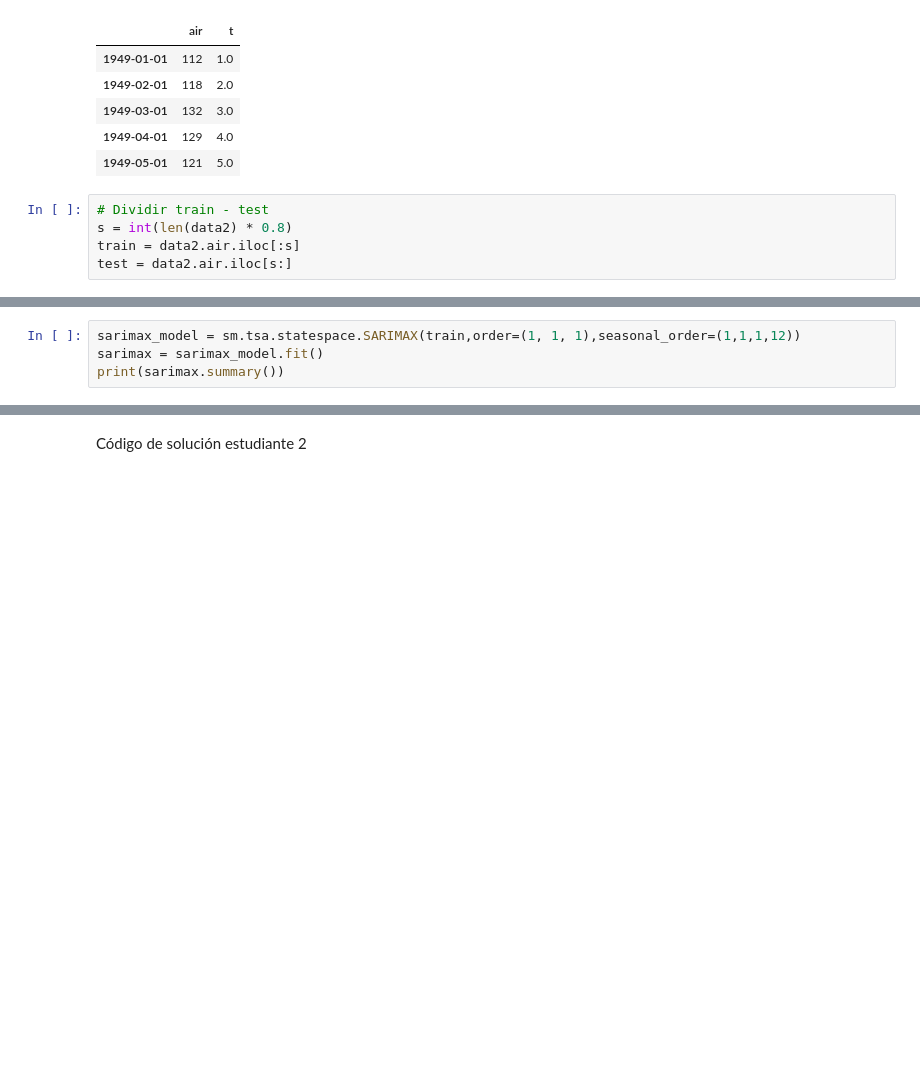
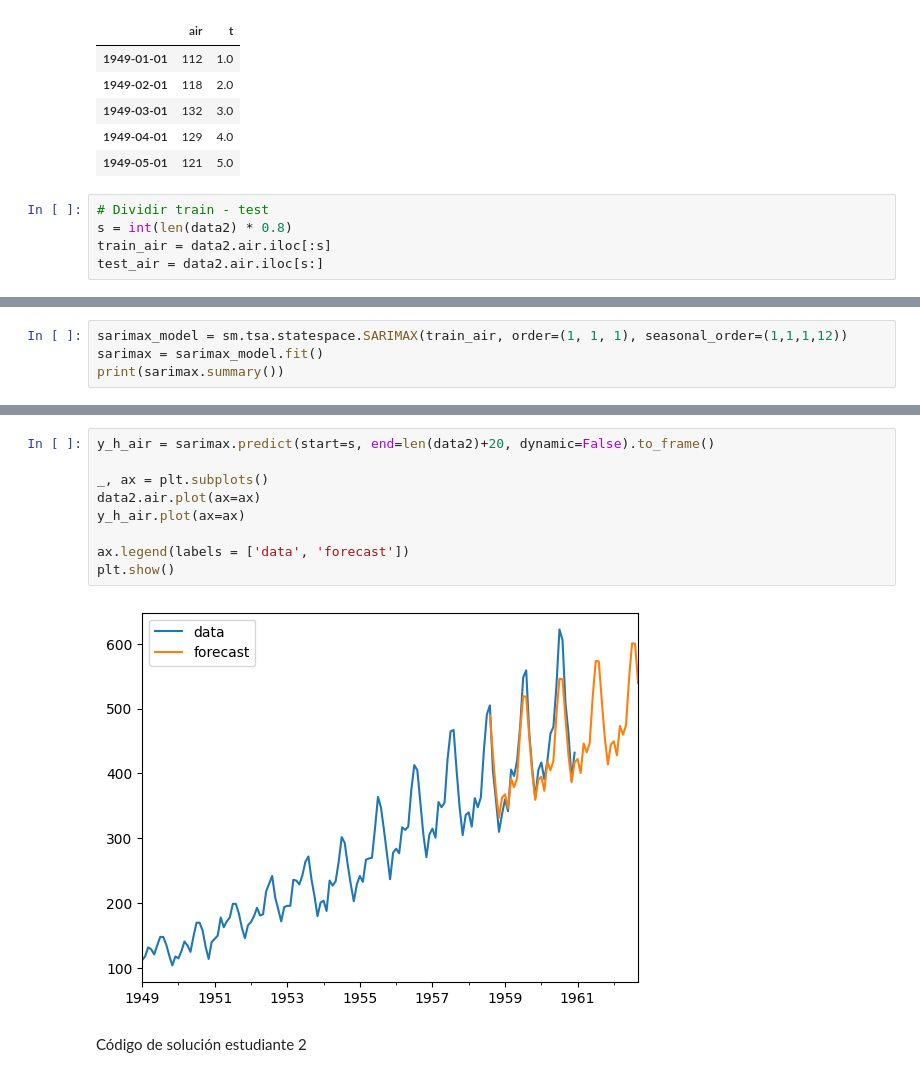
Before and after one commit to xagallegos/ProyectoConjunto_XGallegos_AYGonzales, a Jupyter notebook: Tarea2.ipynb, the cells around one changed output, grey strips where cells are left out. Drawn from its saved outputs; the diff is of its cells as text; blank space fills up the shorter version.

```diff
--- a/Tarea2.ipynb
+++ b/Tarea2.ipynb
@@ -373,7 +373,7 @@ data2.head()
 # %%
 # Dividir train - test
 s = int(len(data2) * 0.8)
-train = data2.air.iloc[:s]
-test = data2.air.iloc[s:]
+train_air = data2.air.iloc[:s]
+test_air = data2.air.iloc[s:]
 # %%
 # Visualizar datos
@@ -404,7 +404,7 @@ Critical Value (10%)            -2.582277
 dtype: float64
 Non-stationary
 # %%
-sarimax_model = sm.tsa.statespace.SARIMAX(train,order=(1, 1, 1),seasonal_order=(1,1,1,12))
+sarimax_model = sm.tsa.statespace.SARIMAX(train_air, order=(1, 1, 1), seasonal_order=(1,1,1,12))
 sarimax = sarimax_model.fit()
 print(sarimax.summary())
 # %% [output]
@@ -440,3 +454,14 @@ plt.show()
+# %%
+y_h_air = sarimax.predict(start=s, end=len(data2)+20, dynamic=False).to_frame()
+
+_, ax = plt.subplots()
+data2.air.plot(ax=ax)
+y_h_air.plot(ax=ax)
+
+ax.legend(labels = ['data', 'forecast'])
+plt.show()
+# %% [output]
+[figure, added]
 # %% [markdown]
 Código de solución estudiante 2
 # %%
```
Also changed, not shown: parts of 12 cells of this notebook.
